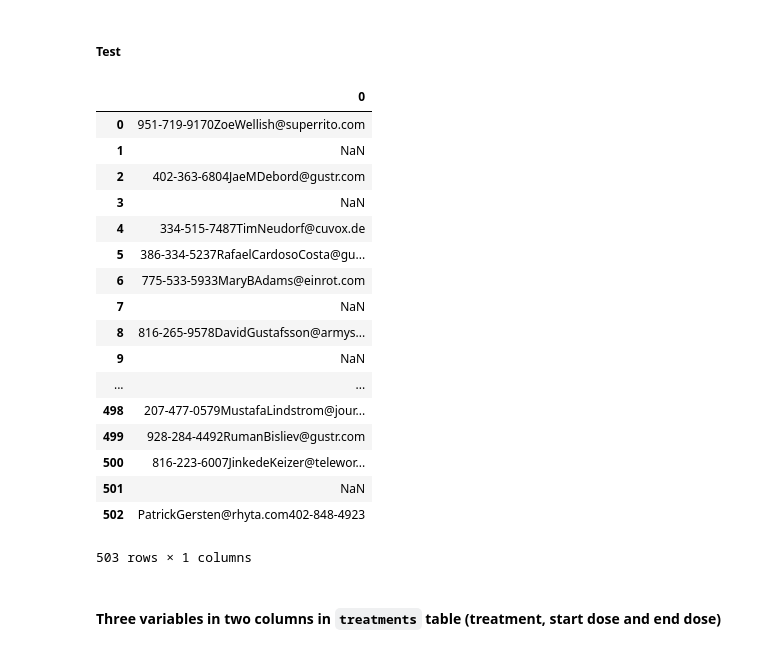
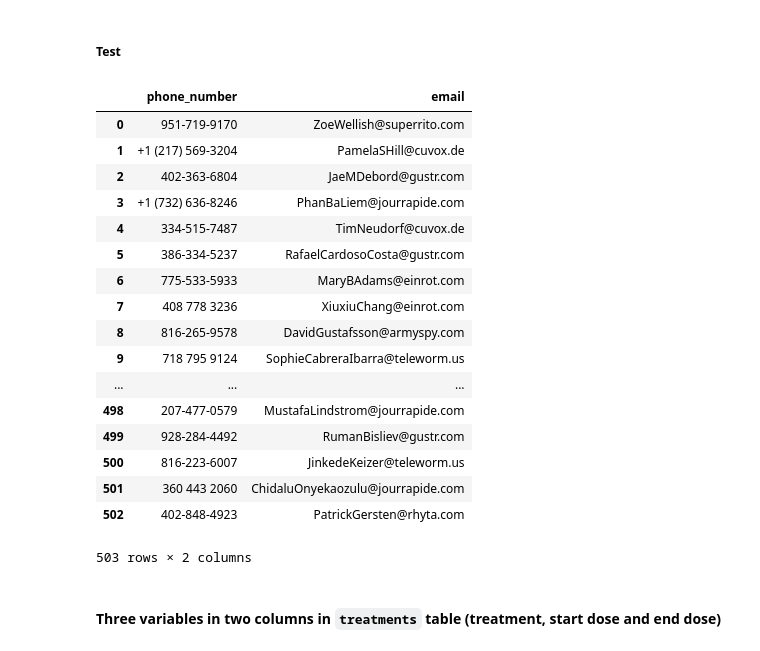
Before and after one commit to thaysmartinez/learning, a Jupyter notebook: cleaning/cleaning-student.ipynb, the cells around one changed output. Saved outputs shown, nothing was run; the diff lists cells and outputs as text; code cells hidden in the pictures.

```diff
--- a/cleaning/cleaning-student.ipynb
+++ b/cleaning/cleaning-student.ipynb
@@ -420,33 +420,32 @@ memory usage: 19.2+ KB
 ##### Code
 # %%
 # Your cleaning code here
-re_phone = r"^(\+\d{1,2}\s)?\(?\d{3}\)?[\s.-]?\d{3}[\s.-]?\d{4}$"
-re_email = r"(^[a-zA-Z0-9_.+-]+@[a-zA-Z0-9-]+\.[a-zA-Z0-9-.]+$)"
-s = patients['contact'].str.extract(r"(^[a-zA-Z0-9_.+-]+@[a-zA-Z0-9-]+\.[a-zA-Z0-9-.]+$)", expand=True)
+patients_clean['phone_number'] = patients_clean['contact'].str.extract('((?:\+\d{1,2}\s)?\(?\d{3}\)?[\s.-]?\d{3}[\s.-]?\d{4})', expand=True)
+patients_clean['email'] = patients_clean['contact'].str.extract('([a-zA-Z][a-zA-Z0-9_.+-]+@[a-zA-Z0-9-]+\.[a-zA-Z0-9-.]+[a-zA-Z])', expand=True)
 # %% [markdown]
 ##### Test
 # %%
 # Your testing code here
-s
+patients_clean[['phone_number', 'email']]
 # %% [output]
-|  | 0 |
-| 0 | 951-719-9170ZoeWellish@superrito.com |
-| 1 | NaN |
-| 2 | 402-363-6804JaeMDebord@gustr.com |
-| 3 | NaN |
-| 4 | 334-515-7487TimNeudorf@cuvox.de |
-| 5 | 386-334-5237RafaelCardosoCosta@gu... |
-| 6 | 775-533-5933MaryBAdams@einrot.com |
-| 7 | NaN |
-| 8 | 816-265-9578DavidGustafsson@armys... |
-| 9 | NaN |
-| ... | ... |
-| 498 | 207-477-0579MustafaLindstrom@jour... |
-| 499 | 928-284-4492RumanBisliev@gustr.com |
-| 500 | 816-223-6007JinkedeKeizer@telewor... |
-| 501 | NaN |
-| 502 | PatrickGersten@rhyta.com402-848-4923 |
+|  | phone_number | email |
+| 0 | 951-719-9170 | ZoeWellish@superrito.com |
+| 1 | +1 (217) 569-3204 | PamelaSHill@cuvox.de |
+| 2 | 402-363-6804 | JaeMDebord@gustr.com |
+| 3 | +1 (732) 636-8246 | PhanBaLiem@jourrapide.com |
+| 4 | 334-515-7487 | TimNeudorf@cuvox.de |
+| 5 | 386-334-5237 | RafaelCardosoCosta@gustr.com |
+| 6 | 775-533-5933 | MaryBAdams@einrot.com |
+| 7 | 408 778 3236 | XiuxiuChang@einrot.com |
+| 8 | 816-265-9578 | DavidGustafsson@armyspy.com |
+| 9 | 718 795 9124 | SophieCabreraIbarra@teleworm.us |
+| ... | ... | ... |
+| 498 | 207-477-0579 | MustafaLindstrom@jourrapide.com |
+| 499 | 928-284-4492 | RumanBisliev@gustr.com |
+| 500 | 816-223-6007 | JinkedeKeizer@teleworm.us |
+| 501 | 360 443 2060 | ChidaluOnyekaozulu@jourrapide.com |
+| 502 | 402-848-4923 | PatrickGersten@rhyta.com |
-503 rows × 1 columns
+503 rows × 2 columns
 # %% [markdown]
 #### Three variables in two columns in `treatments` table (treatment, start dose and end dose)
 # %% [markdown]
```
Also changed, not shown: parts of 3 cells of this notebook.
